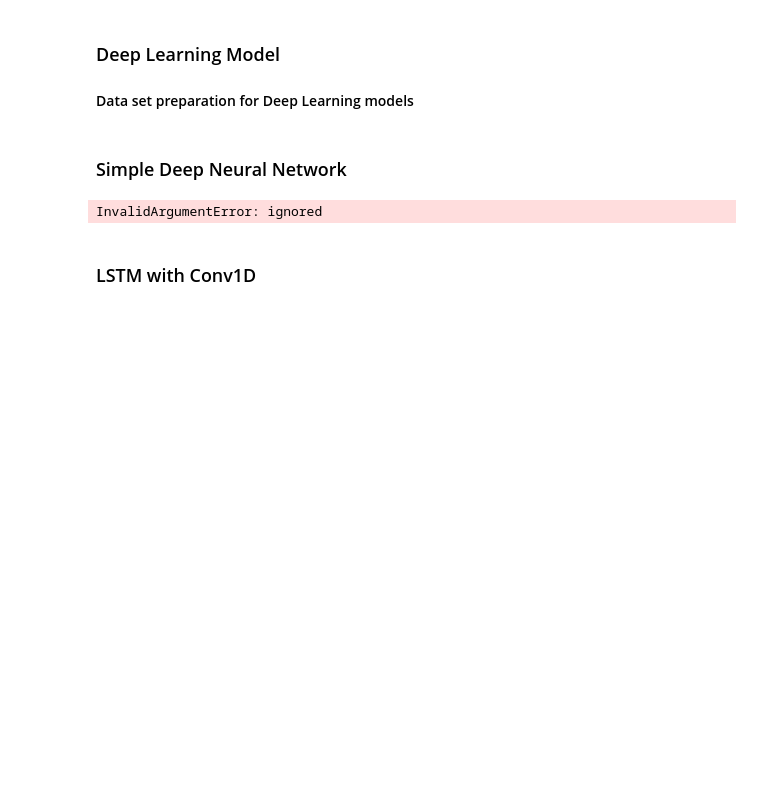
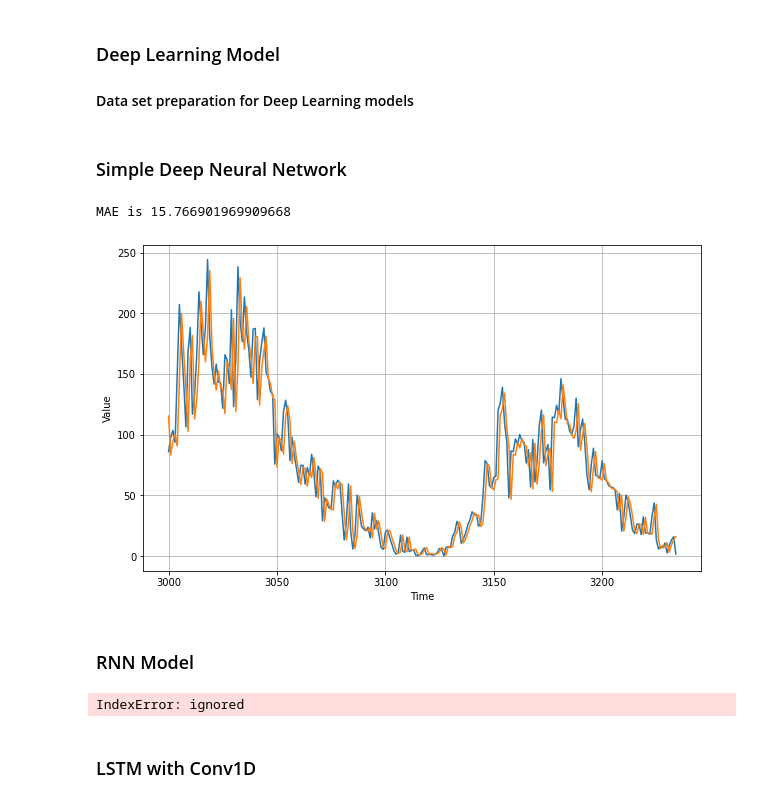
Before and after one commit to mohameddhameem/IBM-Machine-Learning, a Jupyter notebook: Time Series Survival Analysis/Final Assignment/Assignment_TimeSeries_Forecasting.ipynb, the cells around one changed output. Drawn from its saved outputs; the diff is of its cells as text; code cells hidden in the pictures; blank space fills up the shorter version.

```diff
--- a/Time Series Survival Analysis/Final Assignment/Assignment_TimeSeries_Forecasting.ipynb
+++ b/Time Series Survival Analysis/Final Assignment/Assignment_TimeSeries_Forecasting.ipynb
@@ -250,6 +250,15 @@ def model_forecast(model, series, window_size):
     ds = ds.batch(32).prefetch(1)
     forecast = model.predict(ds)
     return forecast
+
+#plot results
+def plot_prediction(input_model):
+  model_forecast_result = model_forecast(input_model, series[..., np.newaxis], window_size)
+  model_forecast_result = model_forecast_result[split_time - window_size:-1, -1, 0]
+  plt.figure(figsize=(10, 6))
+  plot_series(time_valid, x_valid)
+  plot_series(time_valid, model_forecast_result)
+  print (f'MAE is {tf.keras.metrics.mean_absolute_error(x_valid, model_forecast_result).numpy()}')
 # %%
 train_set = windowed_dataset(x_train, window_size=60,
                              batch_size=100, shuffle_buffer=shuffle_buffer_size)
@@ -257,16 +271,37 @@ train_set = windowed_dataset(x_train, window_size=60,
 ### Simple Deep Neural Network
 # %%
 dnn_model = tf.keras.models.Sequential([
-    tf.keras.layers.Dense(20, input_shape=[window_size], activation="relu"),
+    tf.keras.layers.Dense(20, input_shape=[None, 1], activation="relu"),
     tf.keras.layers.Dense(10, activation="relu"),
     tf.keras.layers.Dense(1)
 ])
 
-dnn_model.compile(loss="mse", optimizer=tf.keras.optimizers.SGD(lr=1e-7,
-                                                                momentum=0.9))
-dnn_model.fit(train_set,epochs=100,verbose=0)
+dnn_model.compile(loss=tf.keras.losses.Huber(),
+                  optimizer=optimizer, metrics=["mae"])
+dnn_model.fit(train_set,epochs=100,callbacks=[lr_schedule],verbose=0)
+
+plot_prediction(dnn_model)
 # %% [output]
-InvalidArgumentError: ignored
+MAE is 15.766901969909668
+[figure, added]
+# %% [markdown]
+### RNN Model
+# %%
+rnn_model = tf.keras.models.Sequential([
+  #tf.keras.layers.Lambda(lambda x: tf.expand_dims(x, axis=-1),
+  #                    input_shape=[None, 1]),
+  tf.keras.layers.SimpleRNN(40,input_shape=[None, 1], return_sequences=True),
+  tf.keras.layers.SimpleRNN(40),
+  tf.keras.layers.Dense(1),
+])
+
+rnn_model.compile(loss=tf.keras.losses.Huber(),
+                  optimizer=optimizer, metrics=["mae"])
+rnn_model.fit(train_set,epochs=2,callbacks=[lr_schedule],verbose=0)
+
+plot_prediction(rnn_model)
+# %% [output]
+IndexError: ignored
 # %% [markdown]
 ### LSTM with Conv1D
 # %%
```
Also changed, not shown: parts of 6 cells of this notebook.
